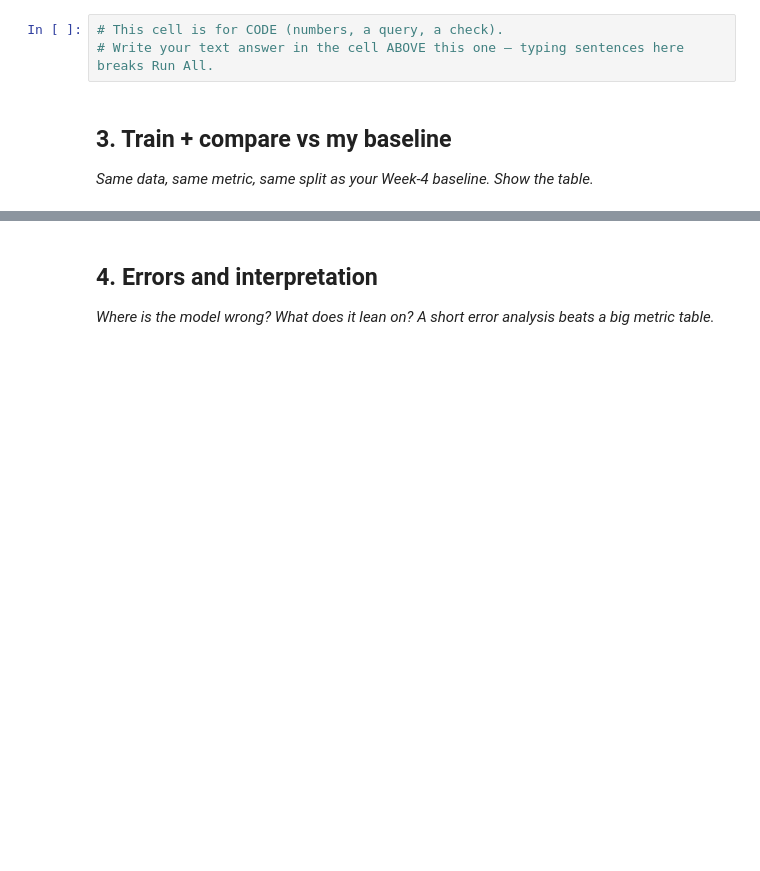
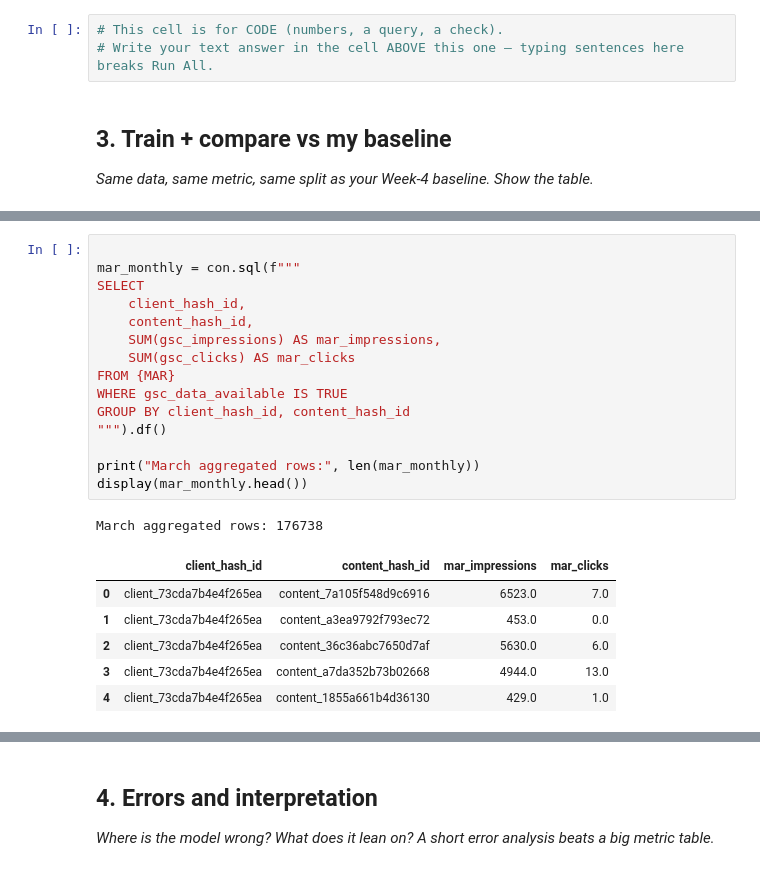
Before and after one commit to TEJAS7356/flyrank-ml-internship, a Jupyter notebook: work/notebooks/w05_model.ipynb, the cells around one changed output, grey strips where cells are left out. Cells and saved outputs as stored; diff of their text form; blank space fills up the shorter version.

```diff
--- a/work/notebooks/w05_model.ipynb
+++ b/work/notebooks/w05_model.ipynb
@@ -29,0 +92,23 @@ This skeleton is yours to fill. Work the sections **in order** — each one has
+# %%
+
+mar_monthly = con.sql(f"""
+SELECT
+    client_hash_id,
+    content_hash_id,
+    SUM(gsc_impressions) AS mar_impressions,
+    SUM(gsc_clicks) AS mar_clicks
+FROM {MAR}
+WHERE gsc_data_available IS TRUE
+GROUP BY client_hash_id, content_hash_id
+""").df()
+
+print("March aggregated rows:", len(mar_monthly))
+display(mar_monthly.head())
+# %% [output]
+March aggregated rows: 176738
+|  | client_hash_id | content_hash_id | mar_impressions | mar_clicks |
+| 0 | client_73cda7b4e4f265ea | content_7a105f548d9c6916 | 6523.0 | 7.0 |
+| 1 | client_73cda7b4e4f265ea | content_a3ea9792f793ec72 | 453.0 | 0.0 |
+| 2 | client_73cda7b4e4f265ea | content_36c36abc7650d7af | 5630.0 | 6.0 |
+| 3 | client_73cda7b4e4f265ea | content_a7da352b73b02668 | 4944.0 | 13.0 |
+| 4 | client_73cda7b4e4f265ea | content_1855a661b4d36130 | 429.0 | 1.0 |
```
Also changed, not shown: parts of 7 cells of this notebook.
